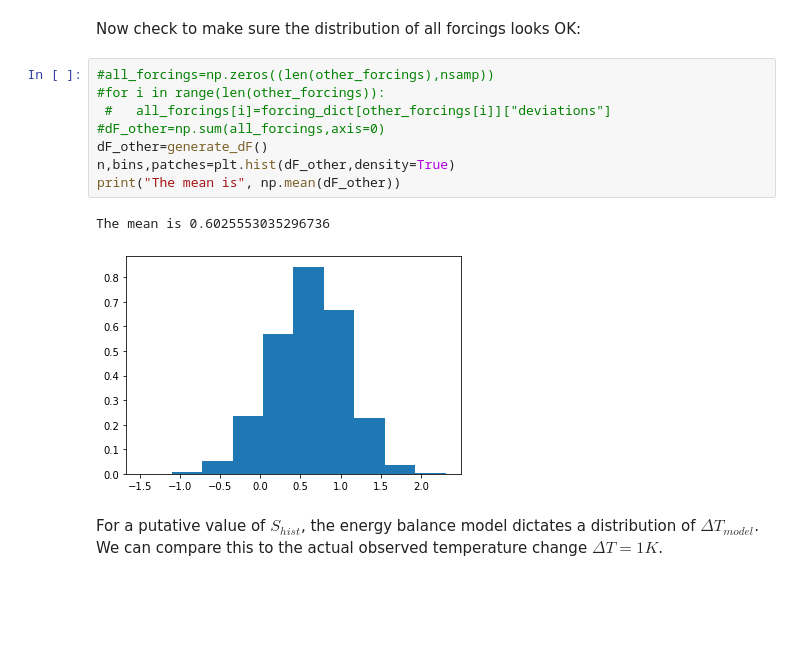
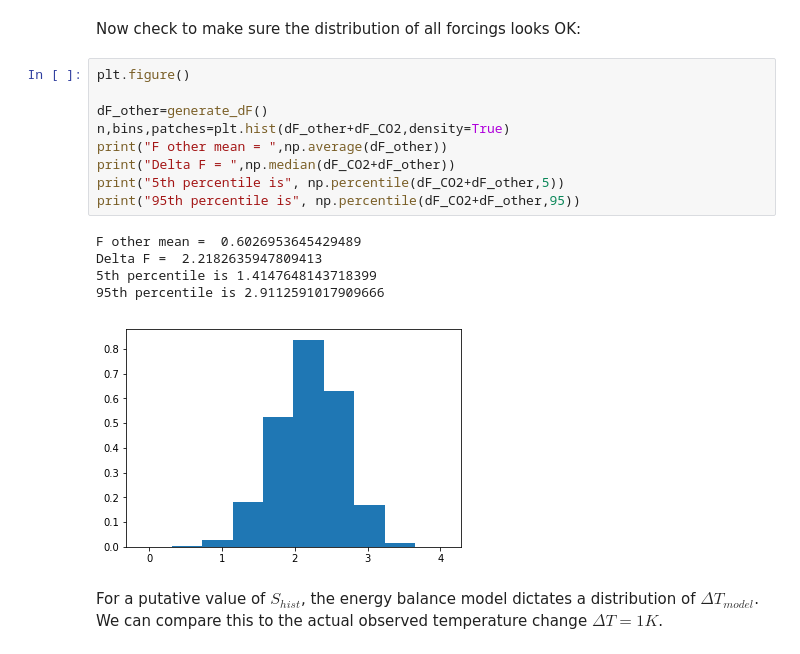
Before and after one commit to katemarvel/WCRP_ECS, a Jupyter notebook: WCRPHistoricalCheck.ipynb, the cells around one changed output. Drawn from its saved outputs; the diff is of its cells as text; blank space fills up the shorter version.

```diff
--- a/WCRPHistoricalCheck.ipynb
+++ b/WCRPHistoricalCheck.ipynb
@@ -75,16 +82,20 @@ plt.tight_layout()
 # %% [markdown]
 Now check to make sure the distribution of all forcings looks OK:
-# %%
-#all_forcings=np.zeros((len(other_forcings),nsamp))
-#for i in range(len(other_forcings)):
- #   all_forcings[i]=forcing_dict[other_forcings[i]]["deviations"]
-#dF_other=np.sum(all_forcings,axis=0)
-dF_other=generate_dF()
-n,bins,patches=plt.hist(dF_other,density=True)
-print("The mean is", np.mean(dF_other))
-# %% [output]
-The mean is 0.6025553035296736
-[figure, removed]
+# %%
+plt.figure()
+
+dF_other=generate_dF()
+n,bins,patches=plt.hist(dF_other+dF_CO2,density=True)
+print("F other mean = ",np.average(dF_other))
+print("Delta F = ",np.median(dF_CO2+dF_other))
+print("5th percentile is", np.percentile(dF_CO2+dF_other,5))
+print("95th percentile is", np.percentile(dF_CO2+dF_other,95))
+# %% [output]
+F other mean =  0.6026953645429489
+Delta F =  2.2182635947809413
+5th percentile is 1.4147648143718399
+95th percentile is 2.9112591017909666
+[figure, added]
 # %% [markdown]
 For a putative value of $S_{hist}$, the energy balance model dictates a distribution of $\Delta T_{model}$.  We can compare this to the actual observed temperature change $\Delta T = 1 K$.
 # %%
```
Also changed, not shown: parts of 15 cells of this notebook, 1 other file.
